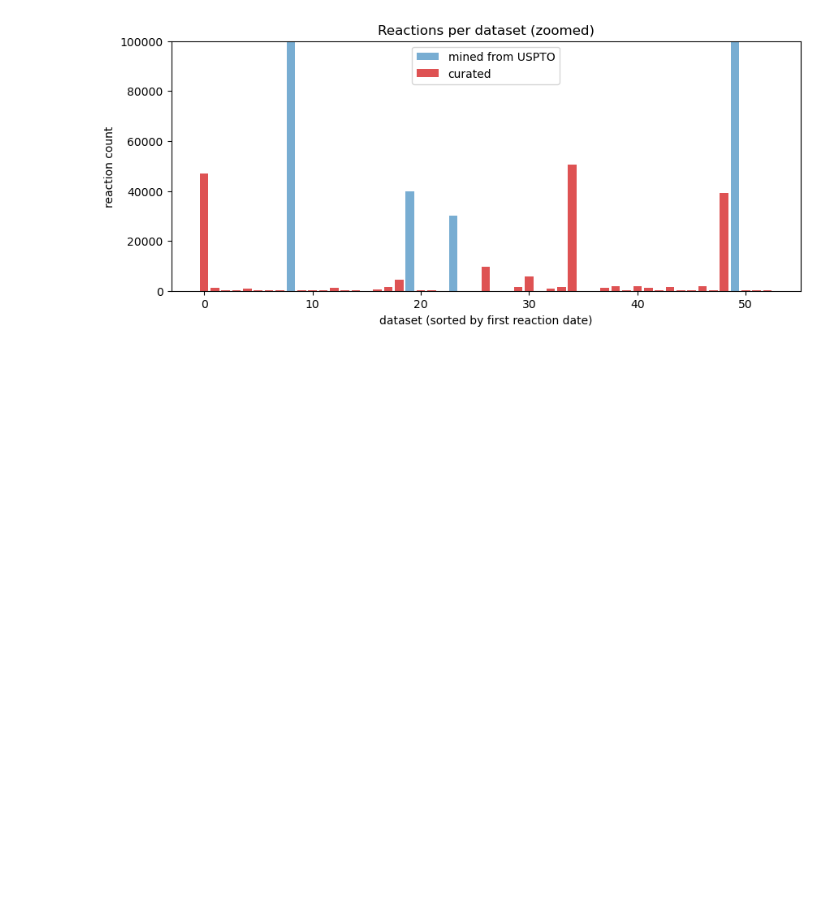
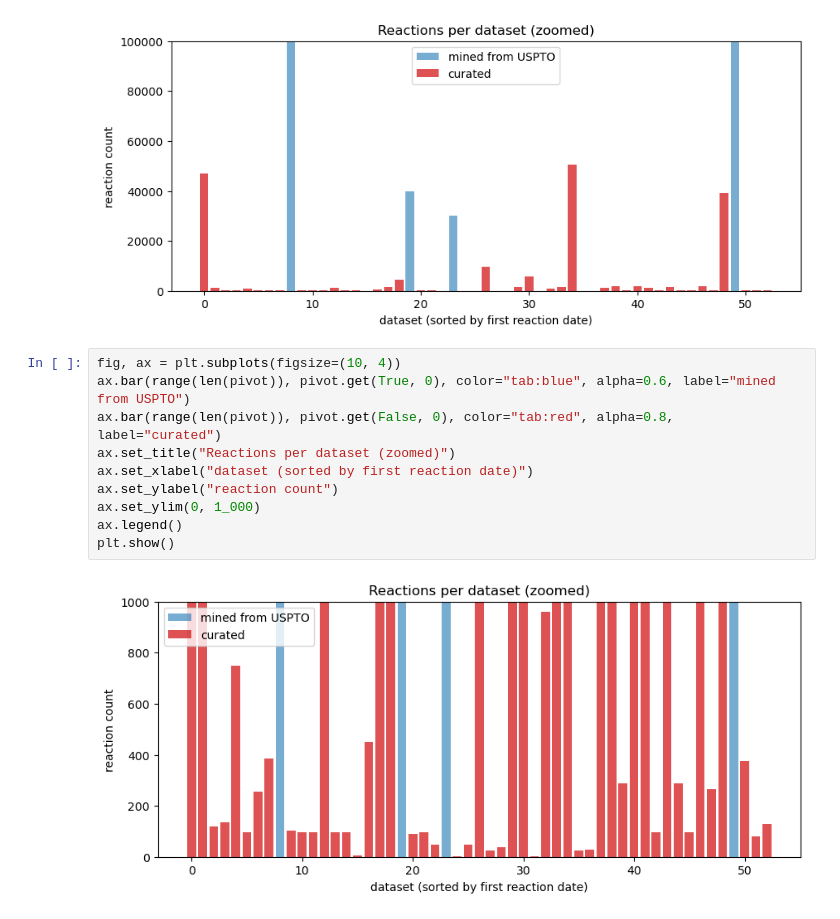
Before and after one commit to BJ-Deadman-Consultancy-Ltd/ord-analysis, a Jupyter notebook: notebooks/02_dataset_overview.ipynb, the cells around one changed output. Drawn from its saved outputs; the diff is of its cells as text; blank space fills up the shorter version.

```diff
--- a/notebooks/02_dataset_overview.ipynb
+++ b/notebooks/02_dataset_overview.ipynb
@@ -75,3 +75,15 @@ ax.legend()
 plt.show()
 # %% [output]
 [figure]
+# %%
+fig, ax = plt.subplots(figsize=(10, 4))
+ax.bar(range(len(pivot)), pivot.get(True, 0), color="tab:blue", alpha=0.6, label="mined from USPTO")
+ax.bar(range(len(pivot)), pivot.get(False, 0), color="tab:red", alpha=0.8, label="curated")
+ax.set_title("Reactions per dataset (zoomed)")
+ax.set_xlabel("dataset (sorted by first reaction date)")
+ax.set_ylabel("reaction count")
+ax.set_ylim(0, 1_000)
+ax.legend()
+plt.show()
+# %% [output]
+[figure, added]
```
Also changed, not shown: 2 other files.
